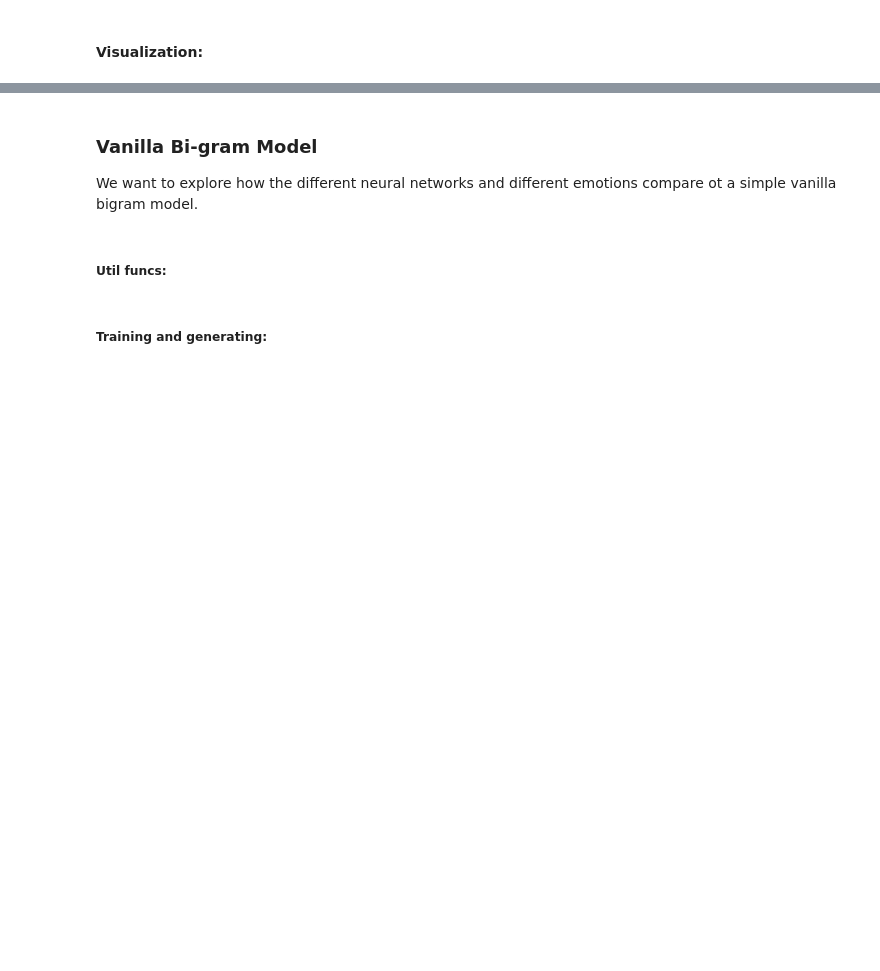
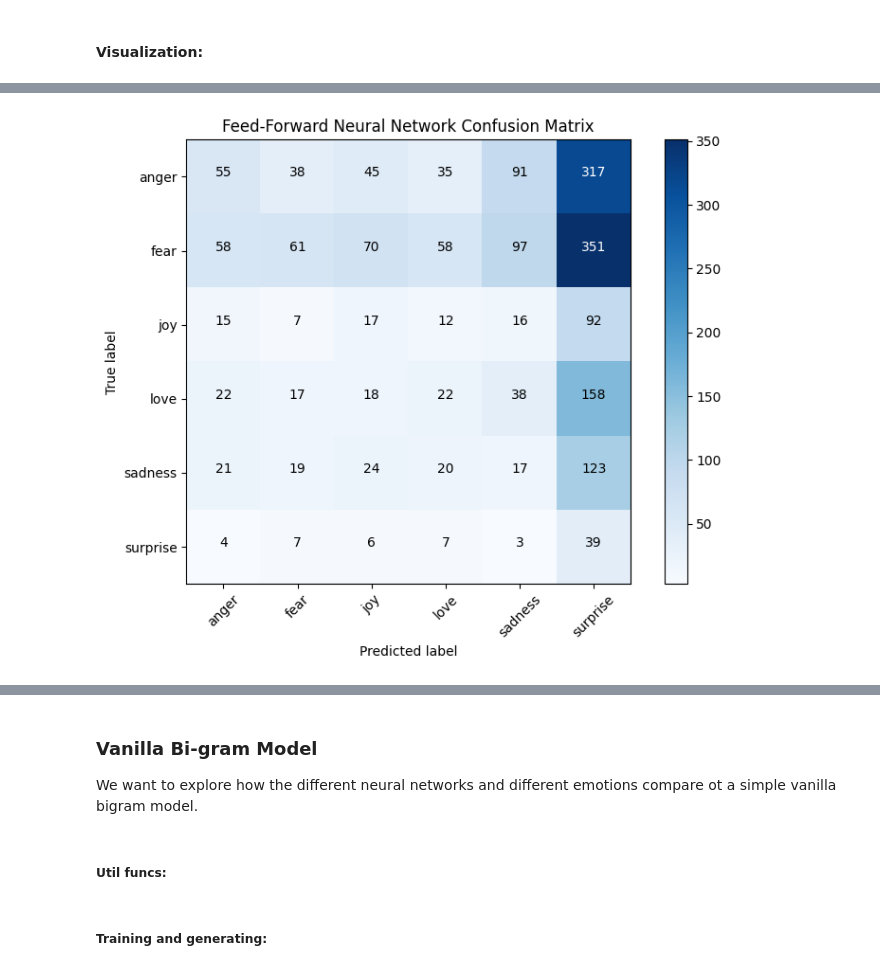
Before and after one commit to agonzalez22/cs4120-final-project, a Jupyter notebook: final_project.ipynb, the cells around one changed output, grey strips where cells are left out. Saved outputs shown, nothing was run; the diff lists cells and outputs as text; code cells hidden in the pictures; blank space fills up the shorter version.

```diff
--- a/final_project.ipynb
+++ b/final_project.ipynb
@@ -256,0 +387,6 @@ with open('saved_models/tokenizer.pickle', 'wb') as handle:
+# %%
+ffn_cm = confusion_matrix(y_test, ffn_predictions)
+plt.figure(figsize=(8, 6))
+plot_confusion_matrix(ffn_cm, classes=EMOTION_KEY.values(), title='Feed-Forward Neural Network Confusion Matrix')
+# %% [output]
+[figure, added]
```
Also changed, not shown: parts of 21 cells of this notebook, 4 other files.
